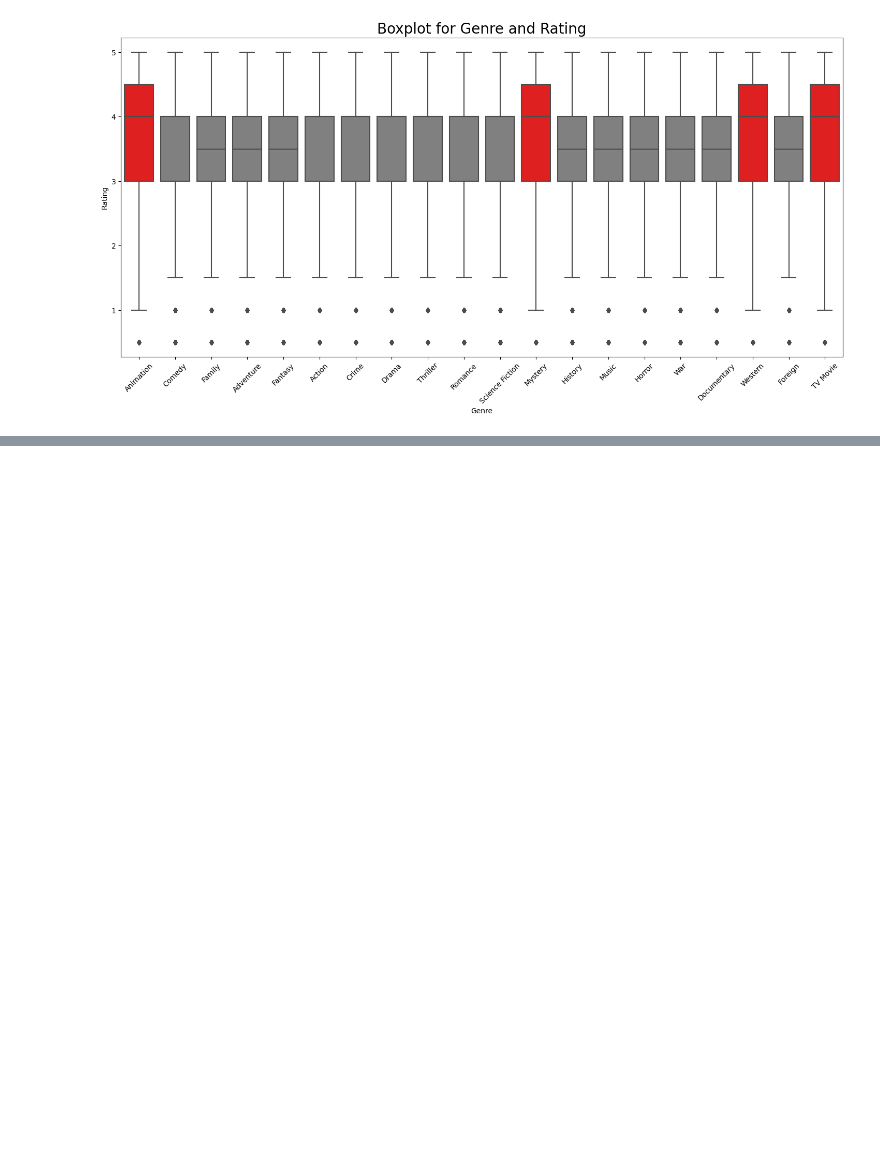
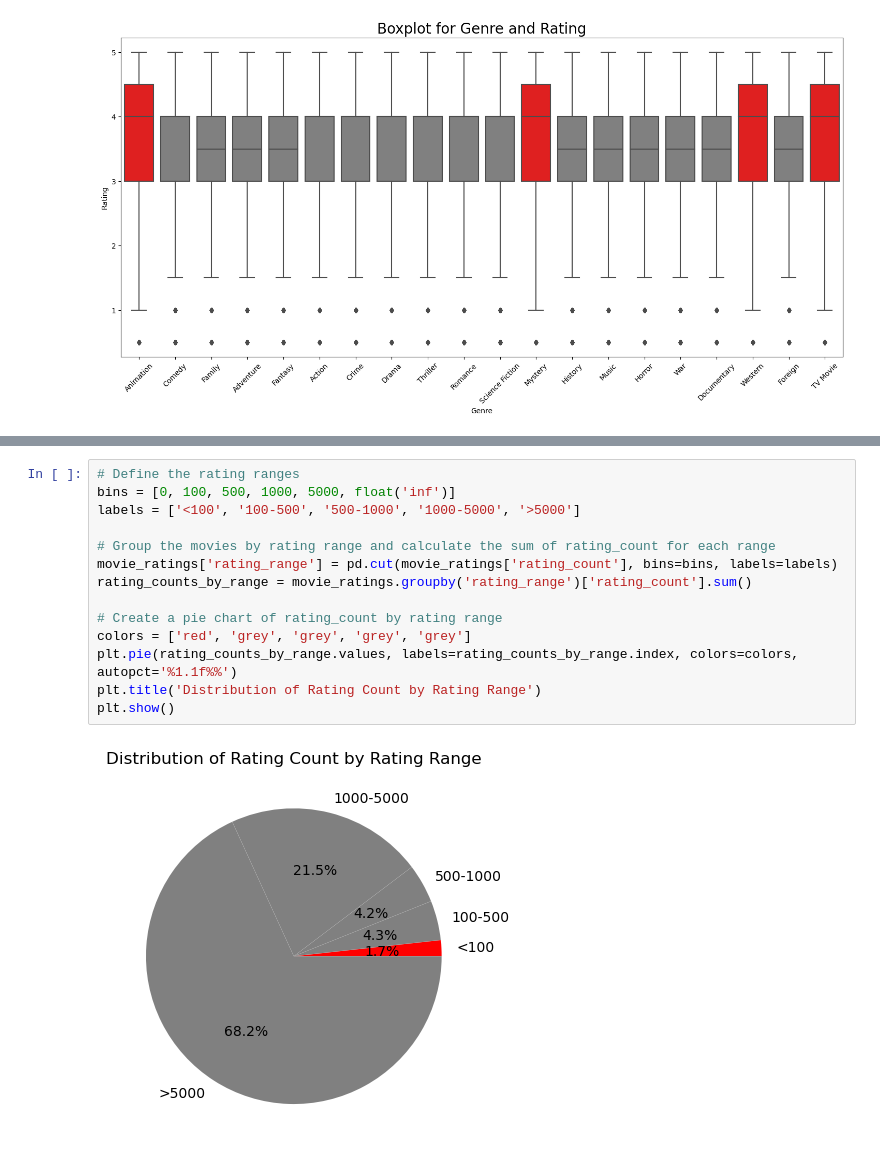
Before and after one commit to momofxg/ESE527-MidtermReport-CodingMonkey, a Jupyter notebook: Data Preprocessing and Visualization of the new dataset.ipynb, the cells around one changed output, grey strips where cells are left out. Saved outputs shown, nothing was run; the diff lists cells and outputs as text; blank space fills up the shorter version.

```diff
--- a/Data Preprocessing and Visualization of the new dataset.ipynb
+++ b/Data Preprocessing and Visualization of the new dataset.ipynb
@@ -724,0 +734,16 @@ plt.show()
+# %%
+# Define the rating ranges
+bins = [0, 100, 500, 1000, 5000, float('inf')]
+labels = ['<100', '100-500', '500-1000', '1000-5000', '>5000']
+
+# Group the movies by rating range and calculate the sum of rating_count for each range
+movie_ratings['rating_range'] = pd.cut(movie_ratings['rating_count'], bins=bins, labels=labels)
+rating_counts_by_range = movie_ratings.groupby('rating_range')['rating_count'].sum()
+
+# Create a pie chart of rating_count by rating range
+colors = ['red', 'grey', 'grey', 'grey', 'grey']
+plt.pie(rating_counts_by_range.values, labels=rating_counts_by_range.index, colors=colors, autopct='%1.1f%%')
+plt.title('Distribution of Rating Count by Rating Range')
+plt.show()
+# %% [output]
+[figure, added]
```
Also changed, not shown: parts of 15 cells of this notebook.
